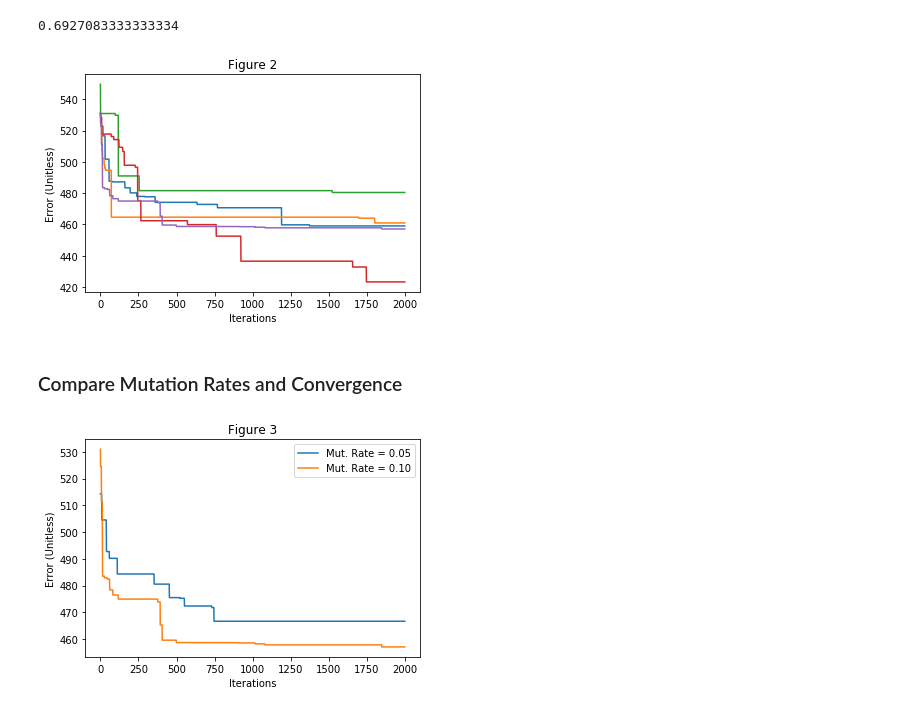
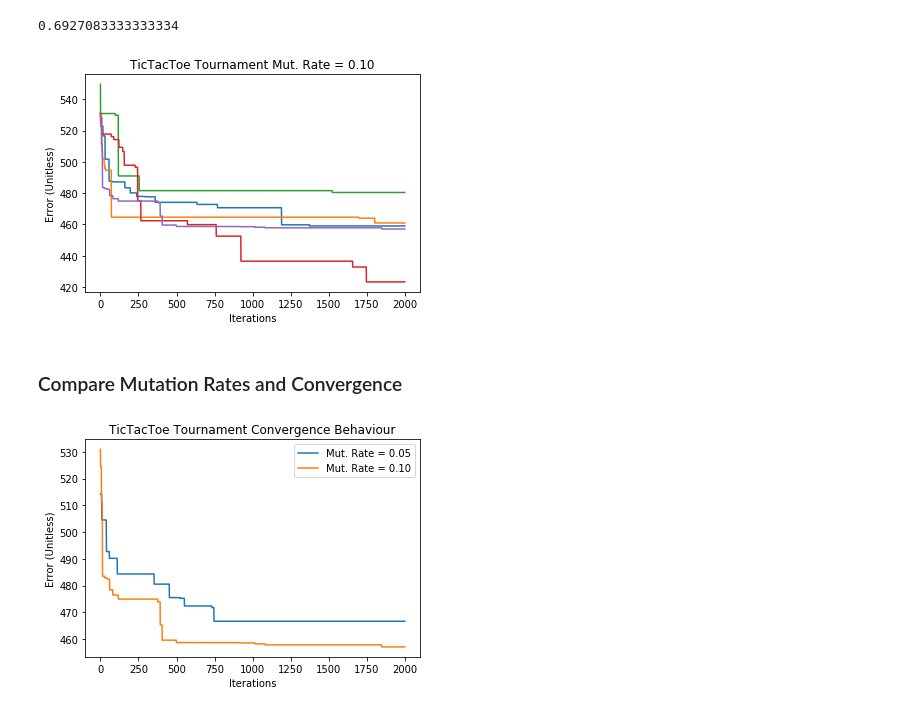
Before and after one commit to MattAlanWright/PyGP, a Jupyter notebook: TicTacToe Data Set Tournament.ipynb, the cells around one changed output. Saved outputs shown, nothing was run; the diff lists cells and outputs as text; code cells hidden in the pictures.

```diff
--- a/TicTacToe Data Set Tournament.ipynb
+++ b/TicTacToe Data Set Tournament.ipynb
@@ -140,25 +140,25 @@ for i in range(num_runs):
     plt.plot(error)
 plt.xlabel("Iterations")
 plt.ylabel("Error (Unitless)")
-plt.title("Figure 2")
+plt.title("TicTacToe Tournament Mut. Rate = 0.10")
 plt.show()
 # %% [output]
-[figure, old version]
+[figure, new version]
 # %% [markdown]
 ### Compare Mutation Rates and Convergence
 # %%
 error_05 = history_05[best_performer_05]['error']
 error_10 = history_10[best_performer_10]['error']
 
 plt.plot(error_05)
 plt.plot(error_10)
 plt.xlabel("Iterations")
 plt.ylabel("Error (Unitless)")
 plt.legend([
     'Mut. Rate = 0.05',
     'Mut. Rate = 0.10'
 ])
-plt.title("Figure 3")
+plt.title("TicTacToe Tournament Convergence Behaviour")
 plt.show()
 # %% [output]
-[figure, old version]
+[figure, new version]
```
Also changed, not shown: parts of 1 cell of this notebook, 14 other files.
